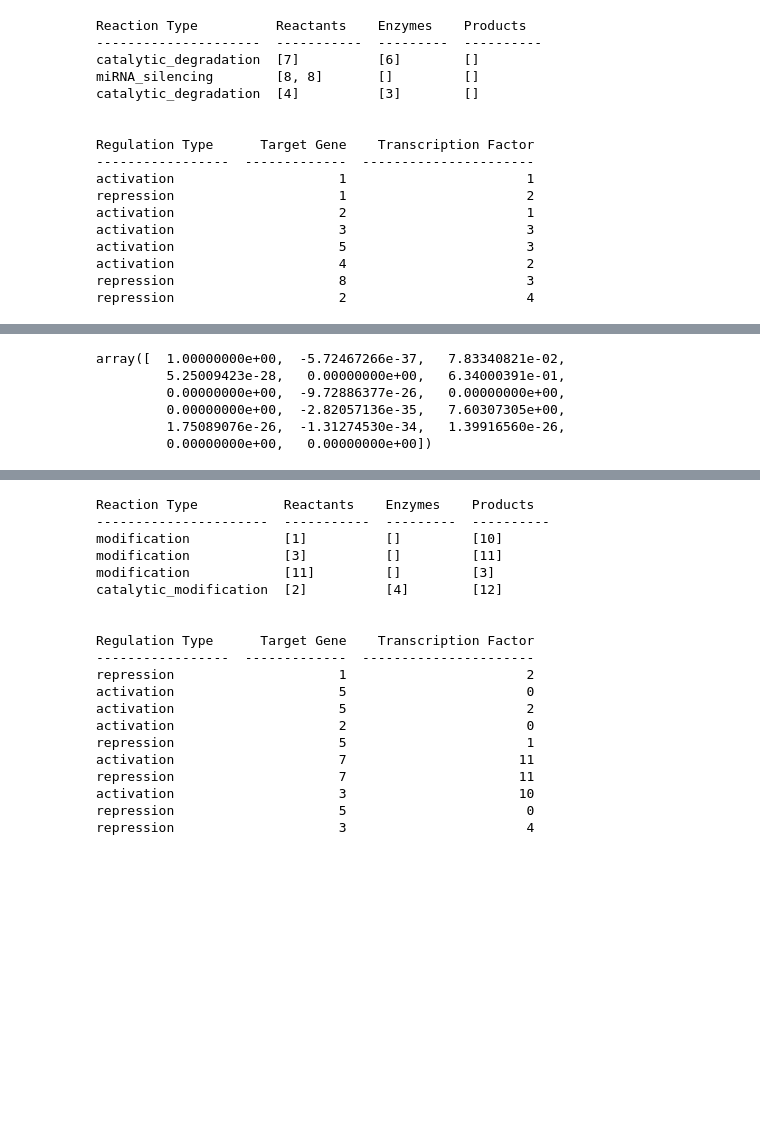
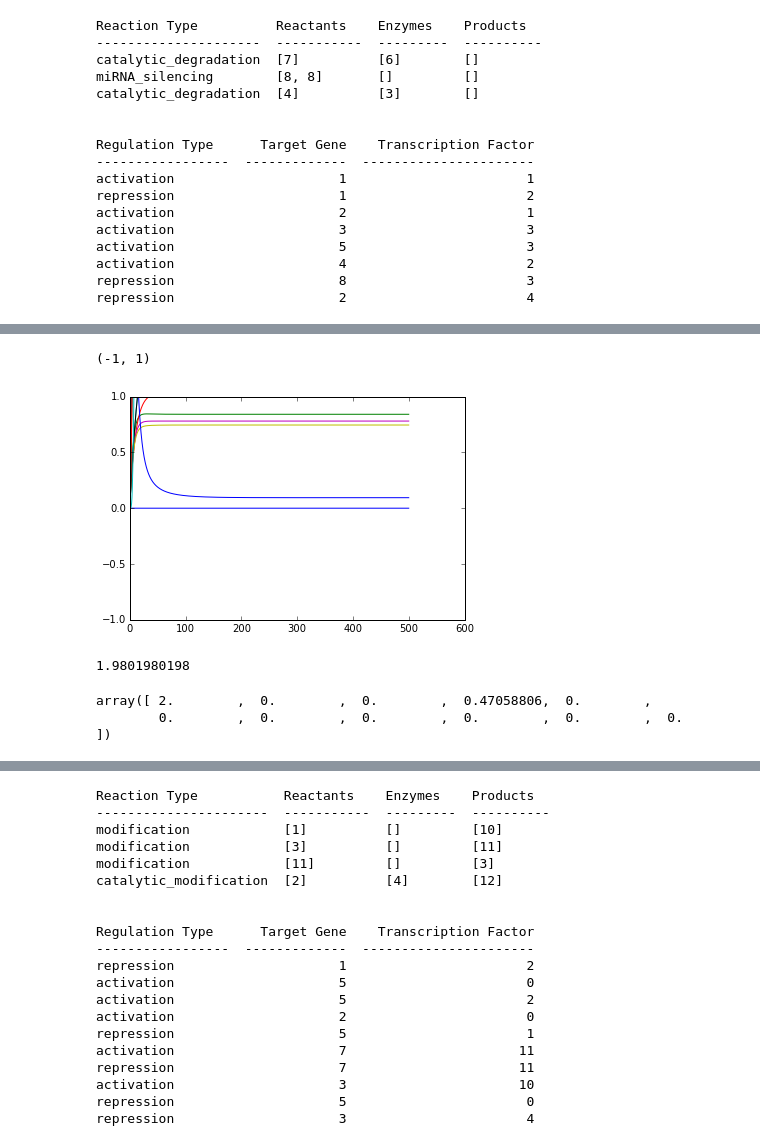
Before and after one commit to sbernasek/evolution_of_grn, a Jupyter notebook: input_node_test.ipynb, the cells around one changed output, grey strips where cells are left out. Cells and saved outputs as stored; diff of their text form; code cells hidden in the pictures; blank space fills up the shorter version.

```diff
--- a/input_node_test.ipynb
+++ b/input_node_test.ipynb
@@ -38,9 +38,14 @@ cell.show_topology(output_node=2)
-# %%
-cell.get_steady_states(input_node=0, input_magnitude=1)
-# %% [output]
-array([  1.00000000e+00,  -5.72467266e-37,   7.83340821e-02,
-         5.25009423e-28,   0.00000000e+00,   6.34000391e-01,
-         0.00000000e+00,  -9.72886377e-26,   0.00000000e+00,
-         0.00000000e+00,  -2.82057136e-35,   7.60307305e+00,
-         1.75089076e-26,  -1.31274530e-34,   1.39916560e-26,
-         0.00000000e+00,   0.00000000e+00])
+# %%
+times, states, key = cell.simulate(input_signal=[(0, 0), (500, 0)], input_node=0)
+
+for state in states:
+    plt.plot(times, state)
+ax = plt.gca()
+ax.set_ylim(-1, 1)
+# %% [output]
+(-1, 1)
+[figure, added]
+# %%
+print(steady_states[1])
+# %% [output]
+1.9801980198
@@ -47,3 +54,8 @@ array([  1.00000000e+00,  -5.72467266e-37,   7.83340821e-02,
+# %%
+states[:, -1]
+# %% [output]
+array([ 2.        ,  0.        ,  0.        ,  0.47058806,  0.        ,
+        0.        ,  0.        ,  0.        ,  0.        ,  0.        ,  0.        ])
 # %%
 cell = Cell(1, permanent_genes=2, input_nodes=1)
 
```
Also changed, not shown: parts of 8 cells of this notebook, 4 other files.
